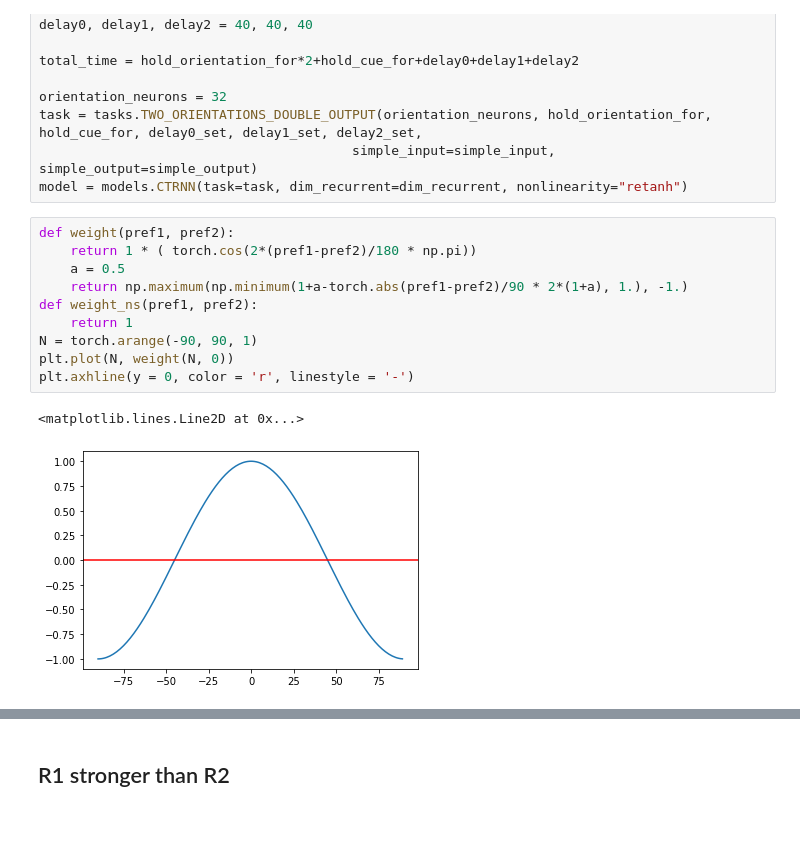
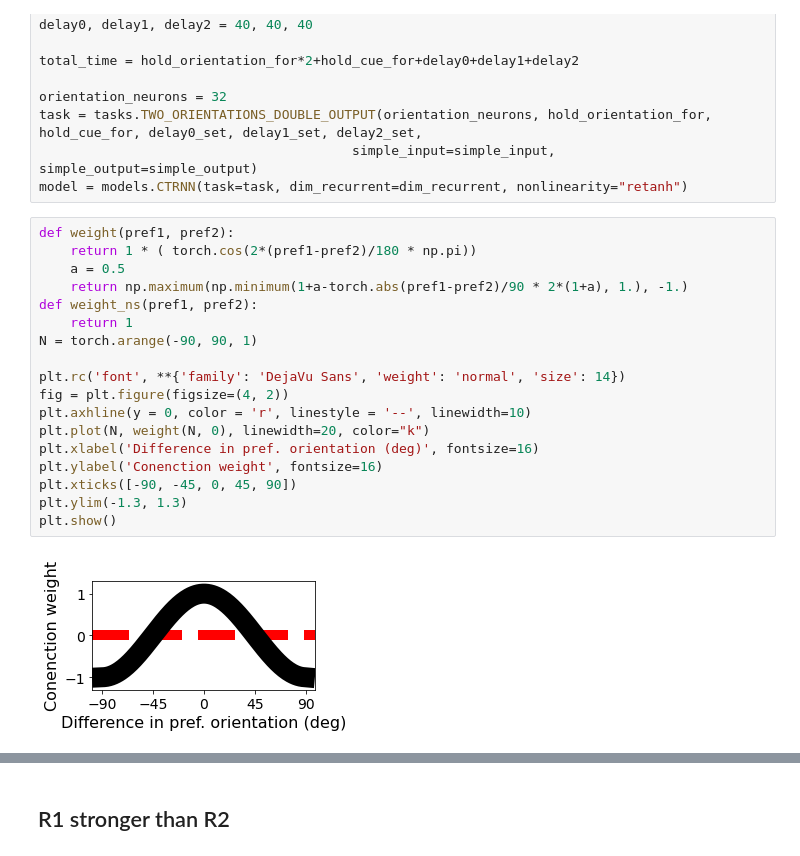
Before and after one commit to azaho/rnnmin, a Jupyter notebook: HD.ipynb, the cells around one changed output, grey strips where cells are left out. Cells and saved outputs as stored; diff of their text form; blank space fills up the shorter version.

```diff
--- a/HD.ipynb
+++ b/HD.ipynb
@@ -47,13 +47,20 @@ model = models.CTRNN(task=task, dim_recurrent=dim_recurrent, nonlinearity="retan
 # %%
 def weight(pref1, pref2):
     return 1 * ( torch.cos(2*(pref1-pref2)/180 * np.pi))
     a = 0.5
     return np.maximum(np.minimum(1+a-torch.abs(pref1-pref2)/90 * 2*(1+a), 1.), -1.)
 def weight_ns(pref1, pref2):
     return 1
 N = torch.arange(-90, 90, 1)
-plt.plot(N, weight(N, 0))
-plt.axhline(y = 0, color = 'r', linestyle = '-')
+
+plt.rc('font', **{'family': 'DejaVu Sans', 'weight': 'normal', 'size': 14})
+fig = plt.figure(figsize=(4, 2))
+plt.axhline(y = 0, color = 'r', linestyle = '--', linewidth=10)
+plt.plot(N, weight(N, 0), linewidth=20, color="k")
+plt.xlabel('Difference in pref. orientation (deg)', fontsize=16)
+plt.ylabel('Conenction weight', fontsize=16)
+plt.xticks([-90, -45, 0, 45, 90])
+plt.ylim(-1.3, 1.3)
+plt.show()
 # %% [output]
-<matplotlib.lines.Line2D at 0x...>
-[figure, old version]
+[figure, new version]
```
Also changed, not shown: parts of 22 cells of this notebook, 8 other files.
